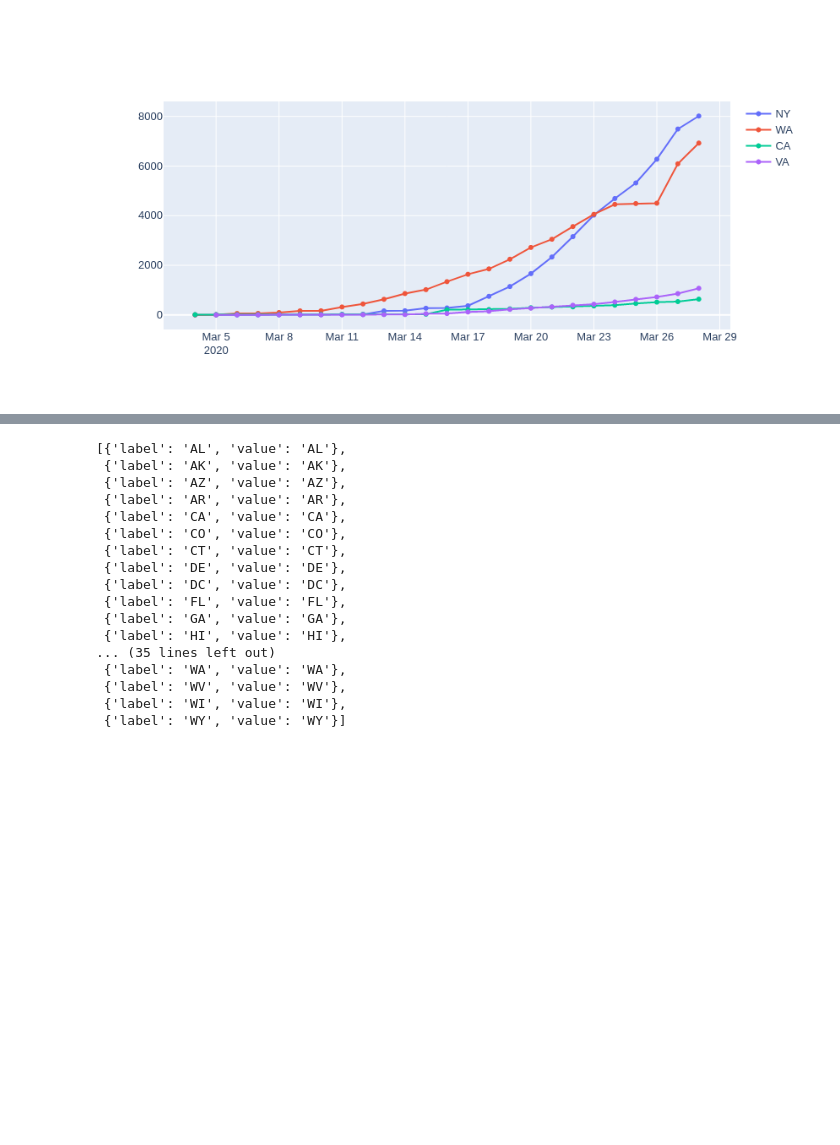
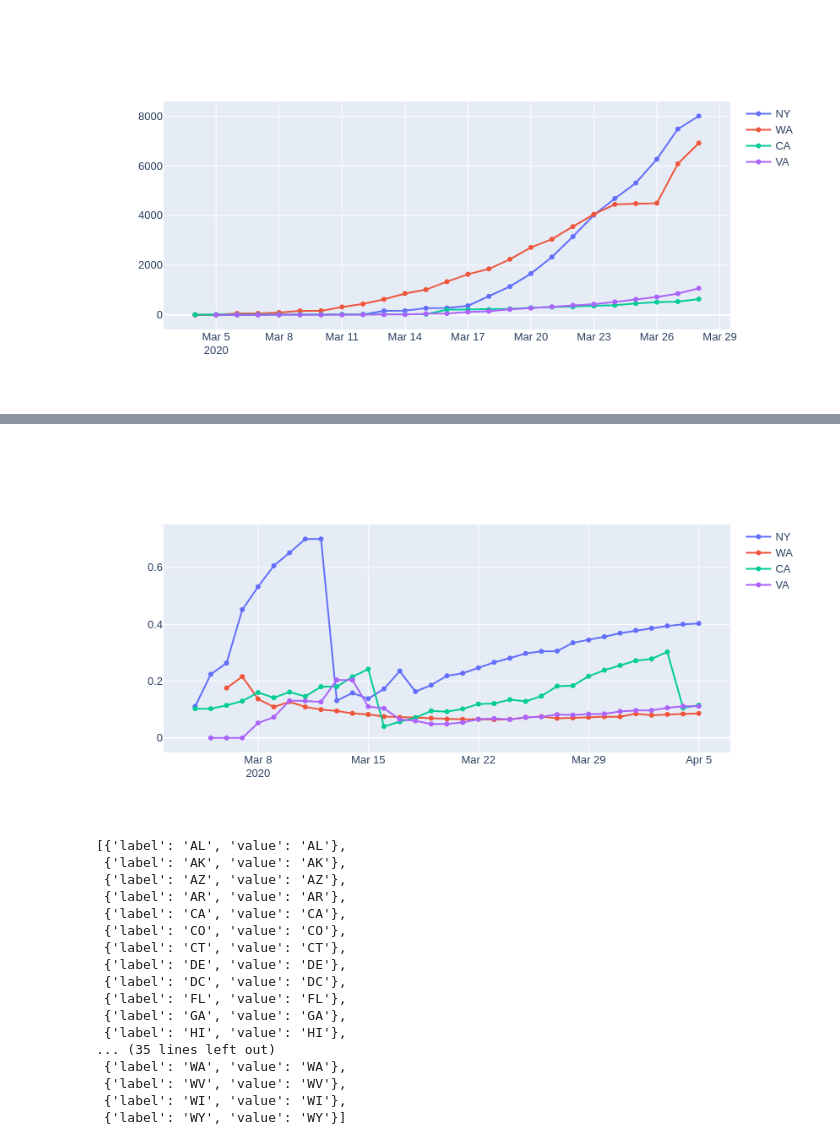
Before and after one commit to DigitalPig/covid-19-testing, a Jupyter notebook: notebooks/States_Testing.ipynb, the cells around one changed output, grey strips where cells are left out. Cells and saved outputs as stored; diff of their text form; code cells hidden in the pictures; blank space fills up the shorter version.

```diff
--- a/notebooks/States_Testing.ipynb
+++ b/notebooks/States_Testing.ipynb
@@ -4,7 +4,7 @@ import matplotlib.pyplot as plt
 import plotly.graph_objects as go
 # %%
 states_daily = pd.read_csv('http://covidtracking.com/api/states/daily.csv')
-states_pop = pd.read_csv('./data/states_population.csv')
+states_pop = pd.read_csv('../data/states_population.csv')
 # %%
 states_daily.head()
 # %% [output]
@@ -89,3 +105,11 @@ for state in states_included:
 fig.show()
 # %% [output]
 [figure]
+# %%
+states_included = ['NY', 'WA', 'CA', 'VA']
+fig = go.Figure()
+for state in states_included:
+    fig.add_trace(go.Scatter(x=states_pos_rate_by_dates.index, y=states_pos_rate_by_dates.loc[:, state],
+              mode='lines+markers', name=state))
+fig.show()
+# %% [output]
@@ -92,3 +117,4 @@ fig.show()
+[figure, added]
 # %%
 # States list
 states_list = []
```
Also changed, not shown: parts of 5 cells of this notebook, 1 other file.
